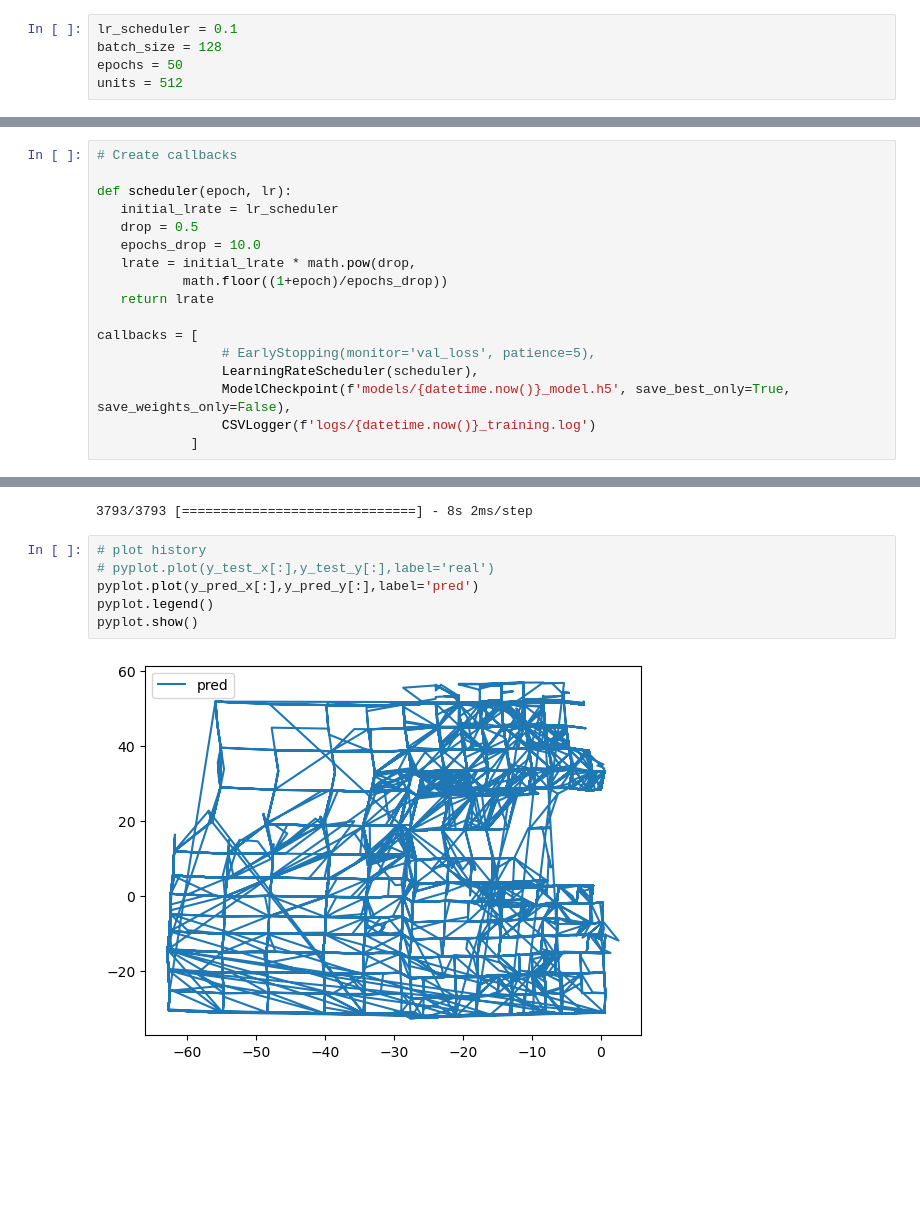
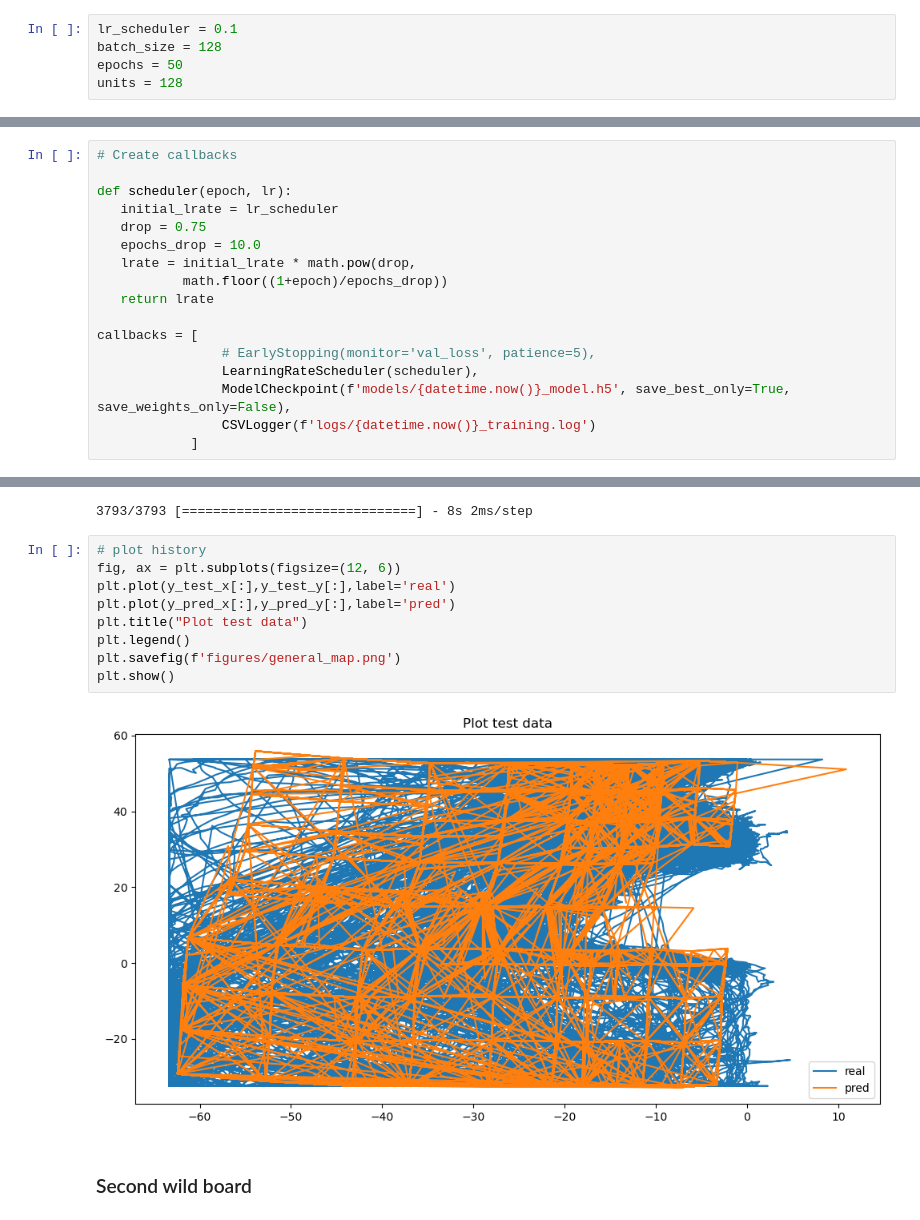
Before and after one commit to Caumel/DS_project_2022W, a Jupyter notebook: src/notebooks/RNNs_positions.ipynb, the cells around one changed output, grey strips where cells are left out. Saved outputs shown, nothing was run; the diff lists cells and outputs as text; blank space fills up the shorter version.

```diff
--- a/src/notebooks/RNNs_positions.ipynb
+++ b/src/notebooks/RNNs_positions.ipynb
@@ -237,5 +225,5 @@ _________________________________________________________________
 lr_scheduler = 0.1
 batch_size = 128
 epochs = 50
-units = 512
+units = 128
 # %%
@@ -261,7 +249,7 @@ _________________________________________________________________
 
 def scheduler(epoch, lr):
    initial_lrate = lr_scheduler
-   drop = 0.5
+   drop = 0.75
    epochs_drop = 10.0
    lrate = initial_lrate * math.pow(drop,
            math.floor((1+epoch)/epochs_drop))
@@ -411,9 +401,14 @@ y_pred_y = [item[1] for item in y_pred_val]
 3793/3793 [==============================] - 8s 2ms/step
 # %%
 # plot history
-# pyplot.plot(y_test_x[:],y_test_y[:],label='real')
-pyplot.plot(y_pred_x[:],y_pred_y[:],label='pred')
-pyplot.legend()
-pyplot.show()
+fig, ax = plt.subplots(figsize=(12, 6))
+plt.plot(y_test_x[:],y_test_y[:],label='real')
+plt.plot(y_pred_x[:],y_pred_y[:],label='pred')
+plt.title("Plot test data")
+plt.legend()
+plt.savefig(f'figures/general_map.png')
+plt.show()
 # %% [output]
-[figure, old version]
+[figure, new version]
+# %% [markdown]
+### Second wild board
```
Also changed, not shown: parts of 21 cells of this notebook, 22 other files.
